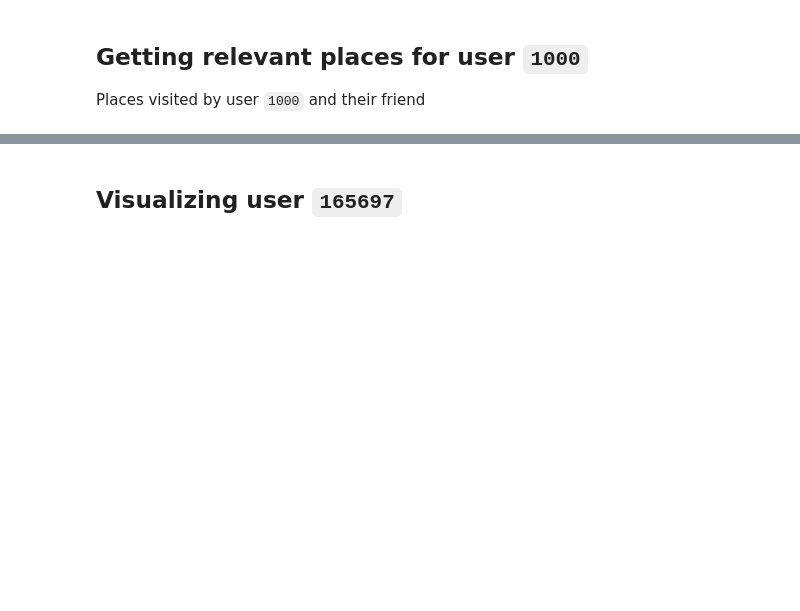
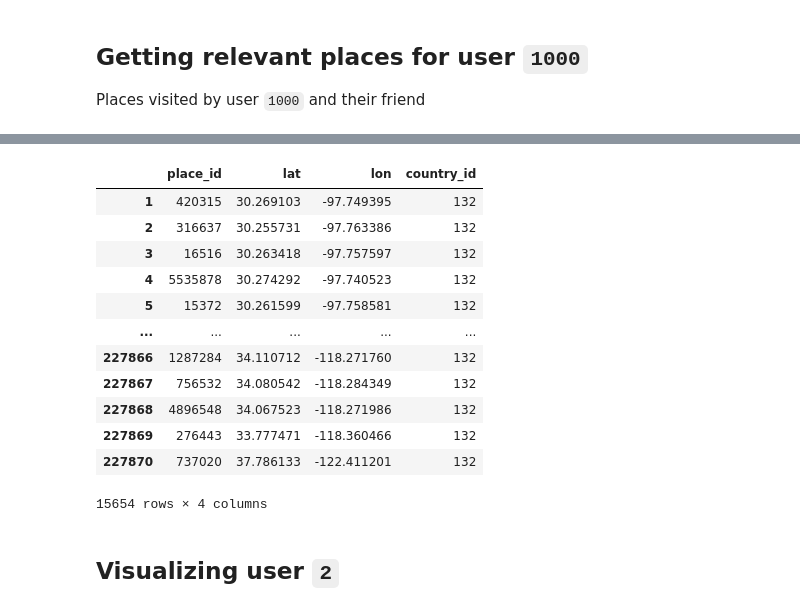
Before and after one commit to mjorrico/spatial-data-visualizer, a Jupyter notebook: object_summary_demo.ipynb, the cells around one changed output, grey strips where cells are left out. Cells and saved outputs as stored; diff of their text form; code cells hidden in the pictures; blank space fills up the shorter version.

```diff
--- a/object_summary_demo.ipynb
+++ b/object_summary_demo.ipynb
@@ -81,5 +164,21 @@ Places visited by user `1000` and their friend
+# %%
+friend_visit
+# %% [output]
+|  | place_id | lat | lon | country_id |
+| 1 | 420315 | 30.269103 | -97.749395 | 132 |
+| 2 | 316637 | 30.255731 | -97.763386 | 132 |
+| 3 | 16516 | 30.263418 | -97.757597 | 132 |
+| 4 | 5535878 | 30.274292 | -97.740523 | 132 |
+| 5 | 15372 | 30.261599 | -97.758581 | 132 |
+| ... | ... | ... | ... | ... |
+| 227866 | 1287284 | 34.110712 | -118.271760 | 132 |
+| 227867 | 756532 | 34.080542 | -118.284349 | 132 |
+| 227868 | 4896548 | 34.067523 | -118.271986 | 132 |
+| 227869 | 276443 | 33.777471 | -118.360466 | 132 |
+| 227870 | 737020 | 37.786133 | -122.411201 | 132 |
+15654 rows × 4 columns
 # %% [markdown]
-## Visualizing user `165697`
+## Visualizing user `2`
 # %%
 import numpy as np
 import folium
```
Also changed, not shown: parts of 26 cells of this notebook, 4 other files.
